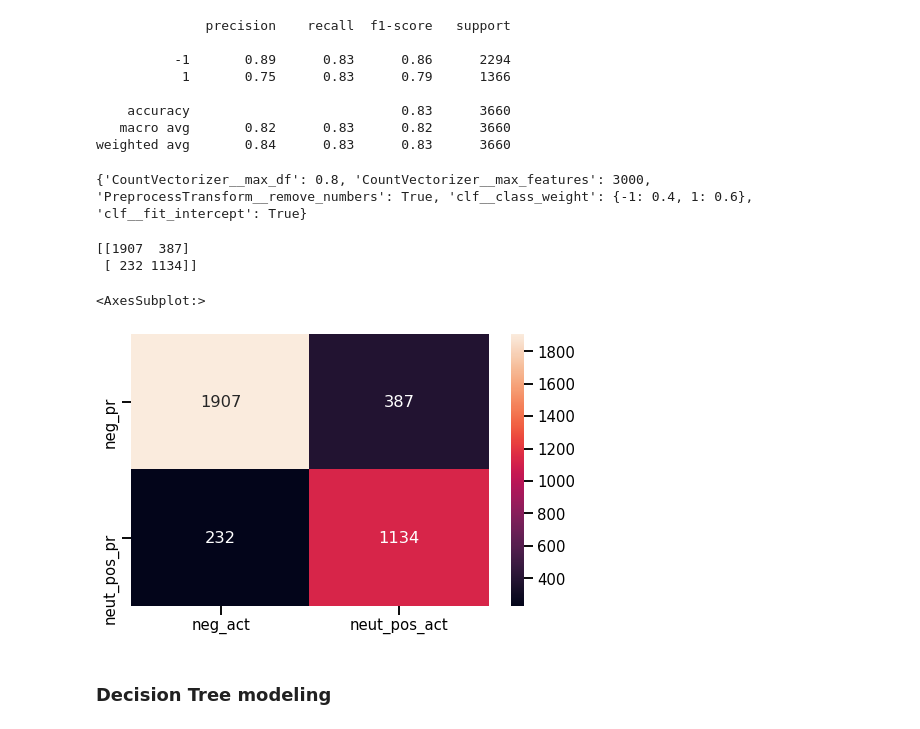
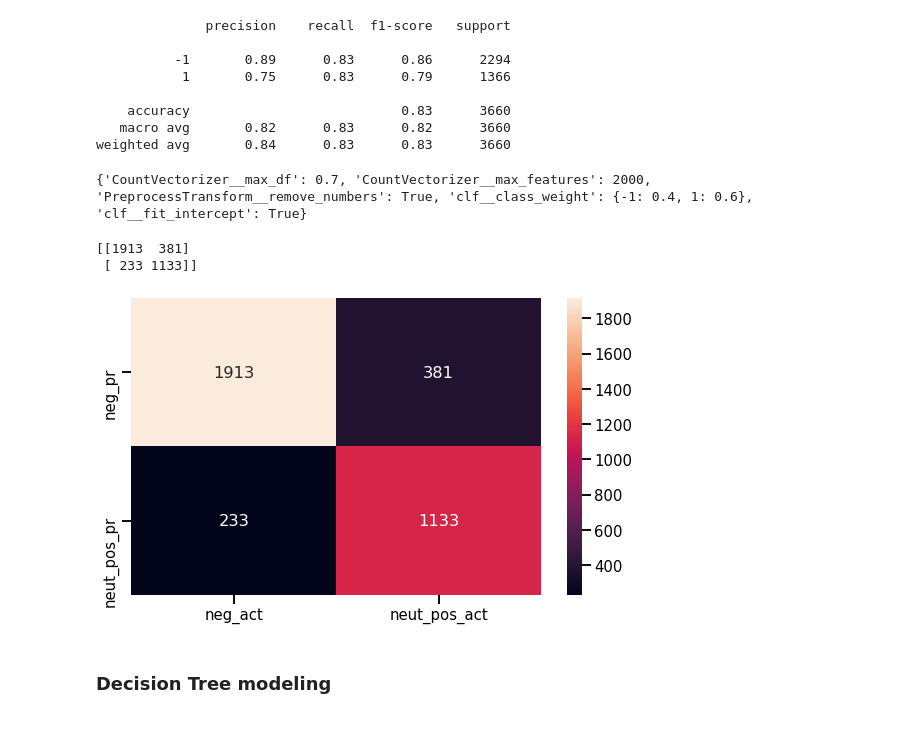
Before and after one commit to InnaG33/airlines_sentiments, a Jupyter notebook: airlines_sentiments_pipes.ipynb, the cells around one changed output. Drawn from its saved outputs; the diff is of its cells as text; code cells hidden in the pictures.

```diff
--- a/airlines_sentiments_pipes.ipynb
+++ b/airlines_sentiments_pipes.ipynb
@@ -154,6 +154,9 @@ sns.histplot(df1['airline_sentiment'], binwidth=0.3, stat='probability')
 <AxesSubplot:xlabel='airline_sentiment', ylabel='Probability'>
 [figure]
 # %%
-plt.rcParams['figure.figsize'] = (12, 5)
+plt.rcParams['figure.figsize'] = (12, 6)
 pd.crosstab(df1.airline, df1.airline_sentiment, normalize='columns').plot(kind='bar');
+plt.tight_layout(pad=1.1)
+
+plt.savefig('airlines_tweets.png', facecolor='w')
 # %% [output]
@@ -801,8 +806,8 @@ print(X_train.shape, y_train.shape)
 # %%
 param_grid_new = dict(
             PreprocessTransform__remove_numbers=[True, False],
-            CountVectorizer__max_features=[1500, 3000],
-            CountVectorizer__max_df=[0.8, 0.5],
+            CountVectorizer__max_features=[1500, 2000],
+            CountVectorizer__max_df=[0.7, 0.5],
             clf__class_weight=[{-1:0.2, 1:0.8}, {-1:0.4, 1:0.6}],
             clf__fit_intercept=[True, False])
 param_grid_new
@@ -874,28 +879,29 @@ weighted avg       0.84      0.83      0.83      3660
 # %%
 print(gridsearch_new.best_params_)
 # %% [output]
-{'CountVectorizer__max_df': 0.8, 'CountVectorizer__max_features': 3000, 'PreprocessTransform__remove_numbers': True, 'clf__class_weight': {-1: 0.4, 1: 0.6}, 'clf__fit_intercept': True}
+{'CountVectorizer__max_df': 0.7, 'CountVectorizer__max_features': 2000, 'PreprocessTransform__remove_numbers': True, 'clf__class_weight': {-1: 0.4, 1: 0.6}, 'clf__fit_intercept': True}
 # %%
 conf_mat = confusion_matrix(y_test, pred_gs_new)
 
 print(conf_mat)
 
 df_cm = pd.DataFrame(conf_mat, index = [i for i in ['-1','1']],
                   columns = [i for i in ['-1','1']])
 plt.figure(figsize = (8,5))
 sns.heatmap(df_cm,
             annot=True,
             fmt='g',
             xticklabels=['neg_act','neut_pos_act'],
             yticklabels=['neg_pr','neut_pos_pr'],
            )
 
-plt.savefig('/output/conf_mat_lr.png')
+plt.tight_layout(pad=1.1)
+
+plt.savefig('confus_matrix_2classes.png', facecolor='w')
 # %% [output]
-[[1907  387]
- [ 232 1134]]
+[[1913  381]
+ [ 233 1133]]
-<AxesSubplot:>
-[figure, old version]
+[figure, new version]
 # %% [markdown]
 ### Decision Tree modeling
 # %%
```
Also changed, not shown: parts of 18 cells of this notebook, 7 other files.
